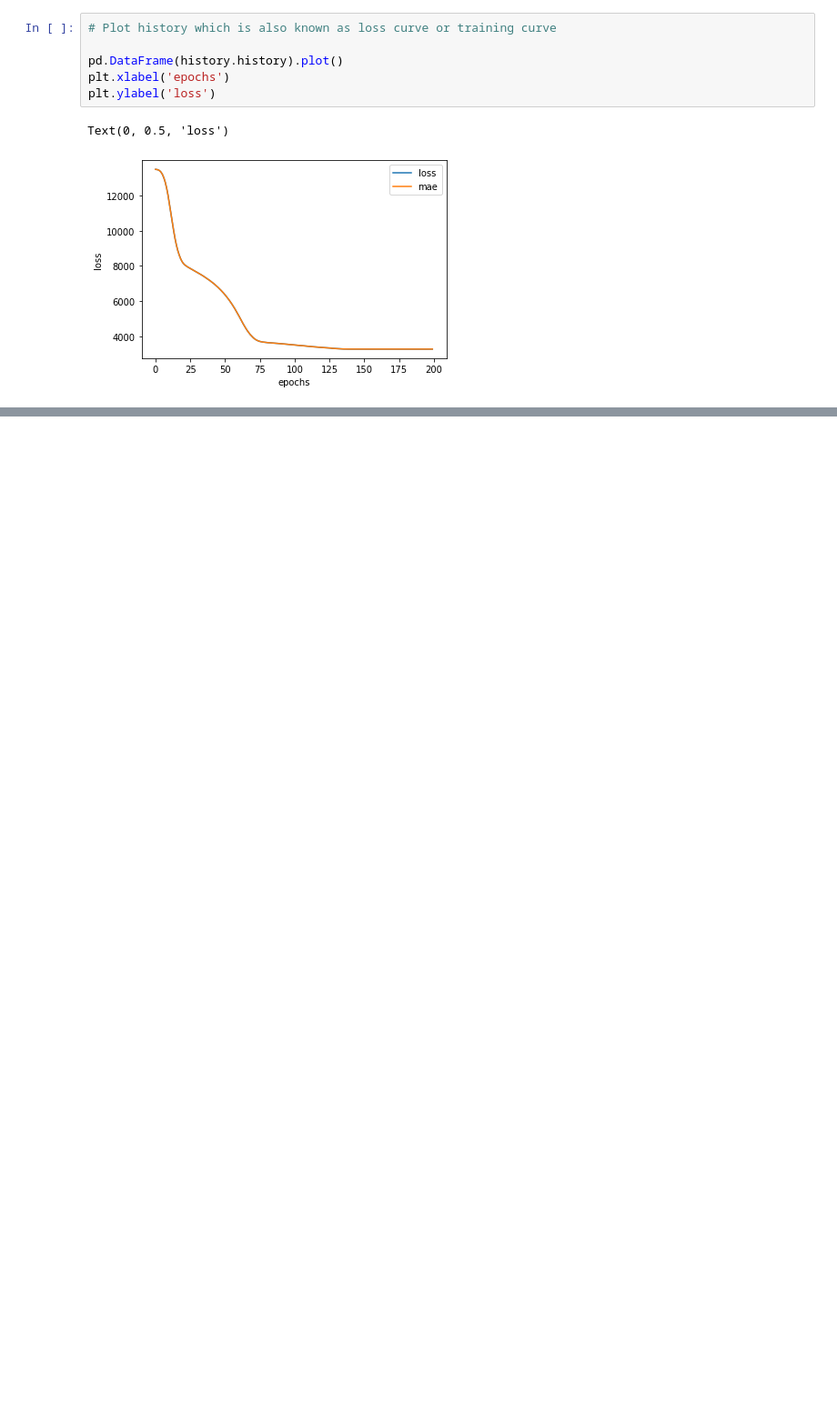
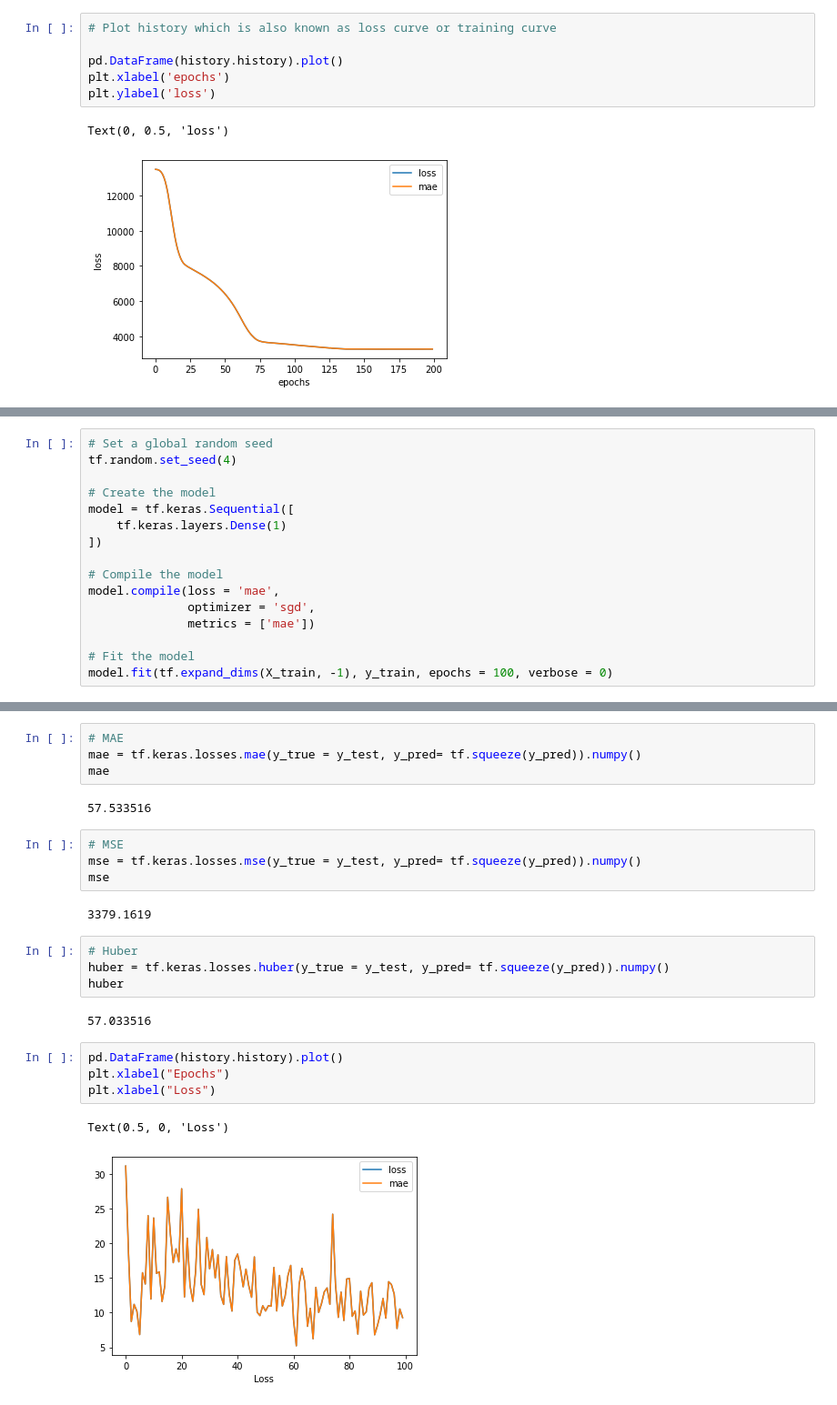
Before and after one commit to Anikate-De/TensorFlow-Deep-Learning, a Jupyter notebook: Neural Network Regression.ipynb, the cells around one changed output, grey strips where cells are left out. Shown at 91% size. Cells and saved outputs as stored; diff of their text form; blank space fills up the shorter version.

```diff
--- a/Neural Network Regression.ipynb
+++ b/Neural Network Regression.ipynb
@@ -1069,0 +1122,16 @@ Text(0, 0.5, 'loss')
+# %%
+# Set a global random seed
+tf.random.set_seed(4)
+
+# Create the model
+model = tf.keras.Sequential([
+    tf.keras.layers.Dense(1)
+])
+
+# Compile the model
+model.compile(loss = 'mae',
+              optimizer = 'sgd',
+              metrics = ['mae'])
+
+# Fit the model
+model.fit(tf.expand_dims(X_train, -1), y_train, epochs = 100, verbose = 0)
@@ -1069,0 +1211,25 @@ Text(0, 0.5, 'loss')
+# %%
+# MAE
+mae = tf.keras.losses.mae(y_true = y_test, y_pred= tf.squeeze(y_pred)).numpy()
+mae
+# %% [output]
+57.533516
+# %%
+# MSE
+mse = tf.keras.losses.mse(y_true = y_test, y_pred= tf.squeeze(y_pred)).numpy()
+mse
+# %% [output]
+3379.1619
+# %%
+# Huber
+huber = tf.keras.losses.huber(y_true = y_test, y_pred= tf.squeeze(y_pred)).numpy()
+huber
+# %% [output]
+57.033516
+# %%
+pd.DataFrame(history.history).plot()
+plt.xlabel("Epochs")
+plt.xlabel("Loss")
+# %% [output]
+Text(0.5, 0, 'Loss')
+[figure, added]
```
Also changed, not shown: parts of 76 cells of this notebook.
